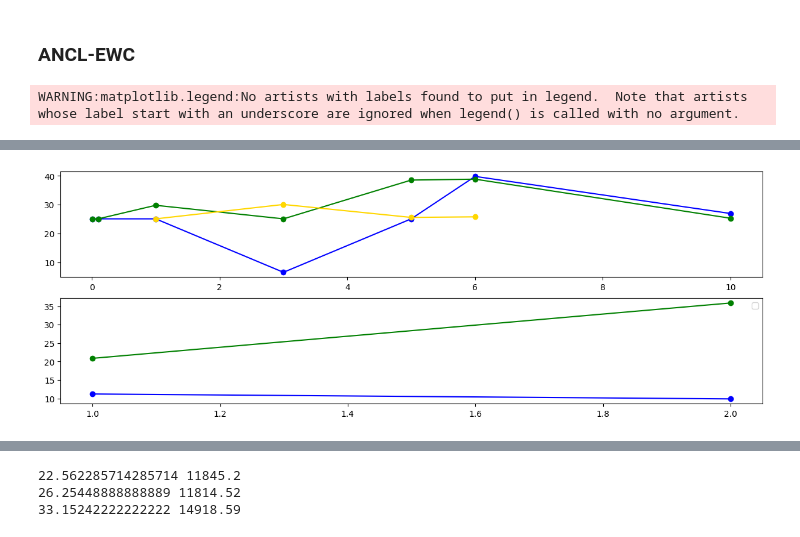
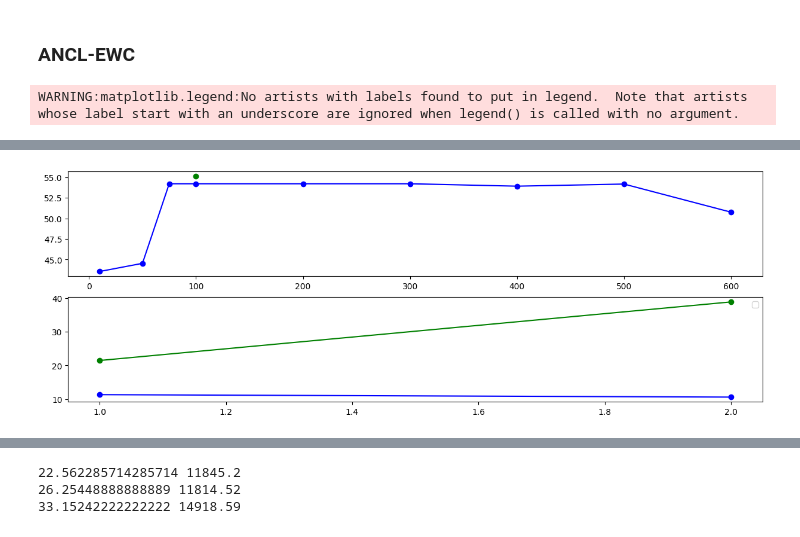
Before and after one commit to itsmemala/FABR, a Jupyter notebook: CL_Metrics.ipynb, the cells around one changed output, grey strips where cells are left out. Drawn from its saved outputs; the diff is of its cells as text; code cells hidden in the pictures.

```diff
--- a/CL_Metrics.ipynb
+++ b/CL_Metrics.ipynb
@@ -1251,25 +1270,31 @@ WARNING:matplotlib.legend:No artists with labels found to put in legend.  Note t
 # %% [markdown]
 ### ANCL-EWC
 # %%
-t = 6
-datasets=['annomi','annomi','hwu64'] #,'hwu64']
+t = [1,2,3,5] # [2,3,4]: 500, [1,2,4]: 100, [0,2,5]:100, [0,1,3,5]:500, [0,2,4,5]:100, [1,2,3,5]:500
+datasets=[ #'annomi',
+          'annomi','hwu64'] #,'hwu64']
 adapt_type = 'KT'
 # path_alpharel = '/content/gdrive/MyDrive/Collas24/BehavSH/BehavSH_NoL1LAMAS_AdaptZero_2tasks.ind_max.'
 path_sets = [
-    ['/content/gdrive/MyDrive/Collas24/BehavSH/BehavSH_MAS.3/'
-    ,'/content/gdrive/MyDrive/Collas24/BehavSH/BehavSH_MAS.1/'
-    ,'/content/gdrive/MyDrive/Collas24/BehavSH/BehavSH_MAS.2/'
-    ,'/content/gdrive/MyDrive/Collas24/BehavSH/BehavSH_MAS.8/'
-    ,'/content/gdrive/MyDrive/Collas24/BehavSH/BehavSH_MAS.9/'
-    ,'/content/gdrive/MyDrive/Collas24/BehavSH/BehavSH_MAS.10/'
-    ,'/content/gdrive/MyDrive/Collas24/BehavSH/BehavSH_MAS.4/'
-    # ,'/content/gdrive/MyDrive/Collas24/BehavSH/BehavSH_MAS.5/'
-    # ,'/content/gdrive/MyDrive/Collas24/BehavSH/BehavSH_MAS.7/'
-    # ,'/content/gdrive/MyDrive/Collas24/BehavSH/BehavSH_MAS.6/'
-    ],
+    # ['/content/gdrive/MyDrive/Collas24/BehavSH/BehavSH_MAS.3/'
+    # ,'/content/gdrive/MyDrive/Collas24/BehavSH/BehavSH_MAS.1/'
+    # ,'/content/gdrive/MyDrive/Collas24/BehavSH/BehavSH_MAS.2/'
+    # ,'/content/gdrive/MyDrive/Collas24/BehavSH/BehavSH_MAS.8/'
+    # ,'/content/gdrive/MyDrive/Collas24/BehavSH/BehavSH_MAS.9/'
+    # ,'/content/gdrive/MyDrive/Collas24/BehavSH/BehavSH_MAS.10/'
+    # ,'/content/gdrive/MyDrive/Collas24/BehavSH/BehavSH_MAS.4/'
+    # # ,'/content/gdrive/MyDrive/Collas24/BehavSH/BehavSH_MAS.5/'
+    # # ,'/content/gdrive/MyDrive/Collas24/BehavSH/BehavSH_MAS.7/'
+    # # ,'/content/gdrive/MyDrive/Collas24/BehavSH/BehavSH_MAS.6/'
+    # ],
     ['/content/gdrive/MyDrive/Collas24/BehavSH/BehavSH_MAS.14/'
+    ,'/content/gdrive/MyDrive/Collas24/BehavSH/BehavSH_MAS.18/'
+    ,'/content/gdrive/MyDrive/Collas24/BehavSH/BehavSH_MAS.19/'
     ,'/content/gdrive/MyDrive/Collas24/BehavSH/BehavSH_MAS.13/'
+    ,'/content/gdrive/MyDrive/Collas24/BehavSH/BehavSH_MAS.15/'
     ,'/content/gdrive/MyDrive/Collas24/BehavSH/BehavSH_MAS.12/'
+    ,'/content/gdrive/MyDrive/Collas24/BehavSH/BehavSH_MAS.16/'
+    ,'/content/gdrive/MyDrive/Collas24/BehavSH/BehavSH_MAS.17/'
     ,'/content/gdrive/MyDrive/Collas24/BehavSH/BehavSH_MAS.11/'
     ],
     [#'/content/gdrive/MyDrive/Collas24/IntentSH_MAS_wlast.6/',
@@ -1283,17 +1308,20 @@ path_sets = [
     #  '/content/gdrive/MyDrive/Collas24/IntentSH_EWC_wlast.5/']
   ]
 
-x_label_sets = [[0.01,0.1,1, 3,5,6,10] #, 100,200,500]
-                ,[10,100,300,600]
+x_label_sets = [ # [0.01,0.1,1, 3,5,6,10], #, 100,200,500]
+                [10,50,75,100,200,300,400,500,600]
                 ,[1,2] #,100,1000]
                 # ,[5000000,10000000]
                 ]
-x_label_sets_la = [[1,3,5,6]
-                   ,[]
+x_label_sets_ancl = [ [100]
+                    ,[1,2]
+                    ]
+x_label_sets_la = [# [1,3,5,6],
+                   []
                    ,[]]
 
-fig, axes = plt.subplots(nrows=3, ncols=1, figsize=(15, 5))
-for ax_idx,(dataset,paths,x_labels,x_labels_la) in enumerate(zip(datasets,path_sets,x_label_sets, x_label_sets_la)):
+fig, axes = plt.subplots(nrows=2, ncols=1, figsize=(15, 5))
+for ax_idx,(dataset,paths,x_labels,x_labels_ancl,x_labels_la) in enumerate(zip(datasets,path_sets,x_label_sets,x_label_sets_ancl,x_label_sets_la)):
     for rand_idx in [0]:
         l1, l2, l3 = [], [], []
         l1_ancl, l2_ancl, l3_ancl = [], [], []
@@ -1302,9 +1330,9 @@ for ax_idx,(dataset,paths,x_labels,x_labels_la) in enumerate(zip(datasets,path_s
             expt = 'random'+str(rand_idx)+'_seed0_task1'
 
             ypath = path + get_res_fname(rand_idx,path,dataset)
-            if t==6:
-                l1.append(get_overall_f1_all(ypath)*100)
-                l2.append(get_forgetting_all(ypath)*100)
+            if t==6 or type(t)==list:
+                l1.append(get_overall_f1_all(ypath,t)*100)
+                l2.append(get_forgetting_all(ypath,t)*100)
             else:
                 l1.append(get_overall_f1(ypath)*100)
                 l2.append(get_forgetting(ypath)*100)
@@ -1315,8 +1343,8 @@ for ax_idx,(dataset,paths,x_labels,x_labels_la) in enumerate(zip(datasets,path_s
                 ancl_path = path[:-1].replace('MAS','ANCLMAS').replace('EWC','ANCLEWC') + ancl_idx + '/'
                 ypath = ancl_path + get_res_fname(rand_idx,ancl_path,dataset)
                 try:
-                    if t==6:
-                        score = get_overall_f1_all(ypath)
+                    if t==6 or type(t)==list:
+                        score = get_overall_f1_all(ypath,t)
                     else:
                         score = get_overall_f1(ypath)
                 except FileNotFoundError:
@@ -1326,19 +1354,22 @@ for ax_idx,(dataset,paths,x_labels,x_labels_la) in enumerate(zip(datasets,path_s
                     best_ancl_idx = ancl_idx
             ancl_path = path[:-1].replace('MAS','ANCLMAS').replace('EWC','ANCLEWC') + best_ancl_idx + '/'
             ypath = ancl_path + get_res_fname(rand_idx,ancl_path,dataset)
-            if t==6:
-                l1_ancl.append(get_overall_f1_all(ypath)*100)
-                l2_ancl.append(get_forgetting_all(ypath)*100)
-            else:
-                l1_ancl.append(get_overall_f1(ypath)*100)
-                l2_ancl.append(get_forgetting(ypath)*100)
+            try:
+              if t==6 or type(t)==list:
+                  l1_ancl.append(get_overall_f1_all(ypath,t)*100)
+                  l2_ancl.append(get_forgetting_all(ypath,t)*100)
+              else:
+                  l1_ancl.append(get_overall_f1(ypath)*100)
+                  l2_ancl.append(get_forgetting(ypath)*100)
+            except FileNotFoundError:
+                pass
 
             la_path = path.replace('_MAS','_NoL1LAMAS_Adapt'+adapt_type).replace('_MAS_wlast','NoL1LAMAS_wlast_Adapt'+adapt_type)
             ypath = la_path + get_res_fname(rand_idx,la_path,dataset)
             try:
-                if t==6:
-                    l1_la.append(get_overall_f1_all(ypath)*100)
-                    l2_la.append(get_forgetting_all(ypath)*100)
+                if t==6 or type(t)==list:
+                    l1_la.append(get_overall_f1_all(ypath,t)*100)
+                    l2_la.append(get_forgetting_all(ypath,t)*100)
                 else:
                     l1_la.append(get_overall_f1(ypath)*100)
                     l2_la.append(get_forgetting(ypath)*100)
@@ -1346,8 +1377,9 @@ for ax_idx,(dataset,paths,x_labels,x_labels_la) in enumerate(zip(datasets,path_s
                 pass
 
         axes[ax_idx].plot(x_labels, l1, marker='o', color='blue')
-        axes[ax_idx].plot(x_labels, l1_ancl, marker='o', color='green')
-        axes[ax_idx].plot(x_labels_la, l1_la, marker='o', color='gold')
+        if len(l1_ancl)>0: axes[ax_idx].plot(x_labels_ancl, l1_ancl, marker='o', color='green')
+        print(l1_ancl)
+        if len(l1_la)>0: axes[ax_idx].plot(x_labels_la, l1_la, marker='o', color='gold')
 
         # axes[ax_idx,1].plot(x_labels, l2, marker='o', color='blue')
         # axes[ax_idx,1].plot(x_labels, l2_ancl, marker='o', color='green')
@@ -1361,4 +1395,4 @@ WARNING:matplotlib.legend:No artists with labels found to put in legend.  Note t
-[figure, old version]
+[figure, new version]
 # %%
 t = 6
 datasets=['annomi'] #,'hwu64']
```
Also changed, not shown: parts of 7 cells of this notebook, 1 other file.
